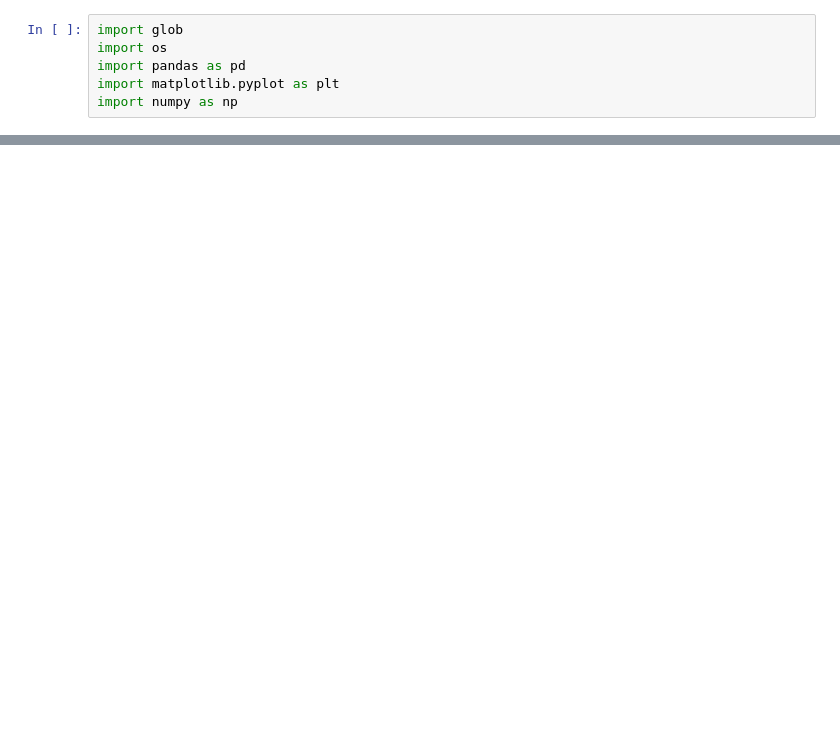
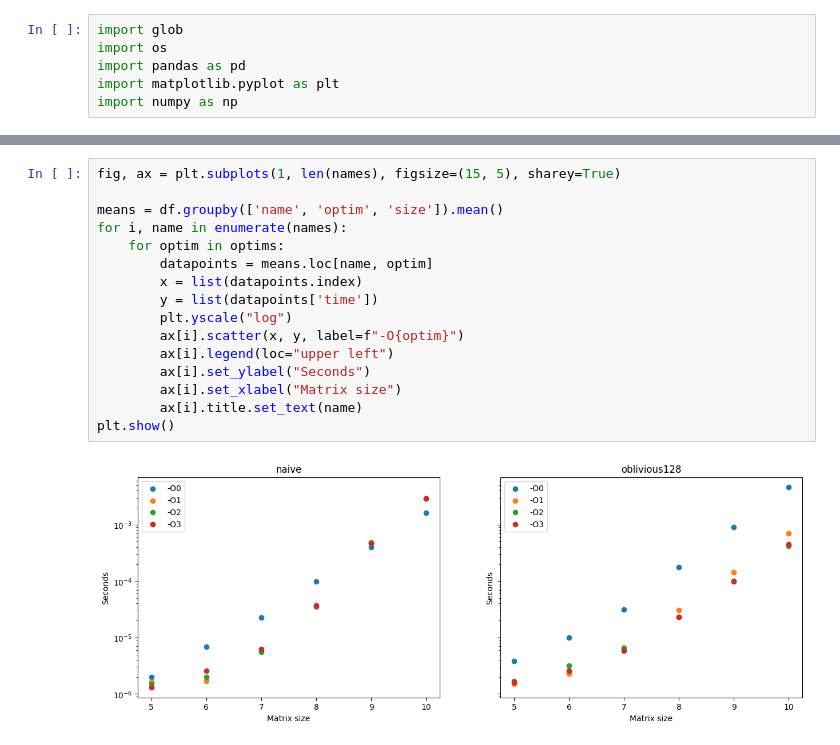
Before and after one commit to chrisdalvit/gpu-matrix-transpose-benchmark, a Jupyter notebook: analyse.ipynb, the cells around one changed output, grey strips where cells are left out. Cells and saved outputs as stored; diff of their text form; blank space fills up the shorter version.

```diff
--- a/analyse.ipynb
+++ b/analyse.ipynb
@@ -52,0 +48,18 @@ plt.show()
+# %%
+fig, ax = plt.subplots(1, len(names), figsize=(15, 5), sharey=True)
+
+means = df.groupby(['name', 'optim', 'size']).mean()
+for i, name in enumerate(names):
+    for optim in optims:
+        datapoints = means.loc[name, optim]
+        x = list(datapoints.index)
+        y = list(datapoints['time'])
+        plt.yscale("log")
+        ax[i].scatter(x, y, label=f"-O{optim}")
+        ax[i].legend(loc="upper left")
+        ax[i].set_ylabel("Seconds")
+        ax[i].set_xlabel("Matrix size")
+        ax[i].title.set_text(name)
+plt.show()
+# %% [output]
+[figure, added]
```
Also changed, not shown: parts of 4 cells of this notebook.
